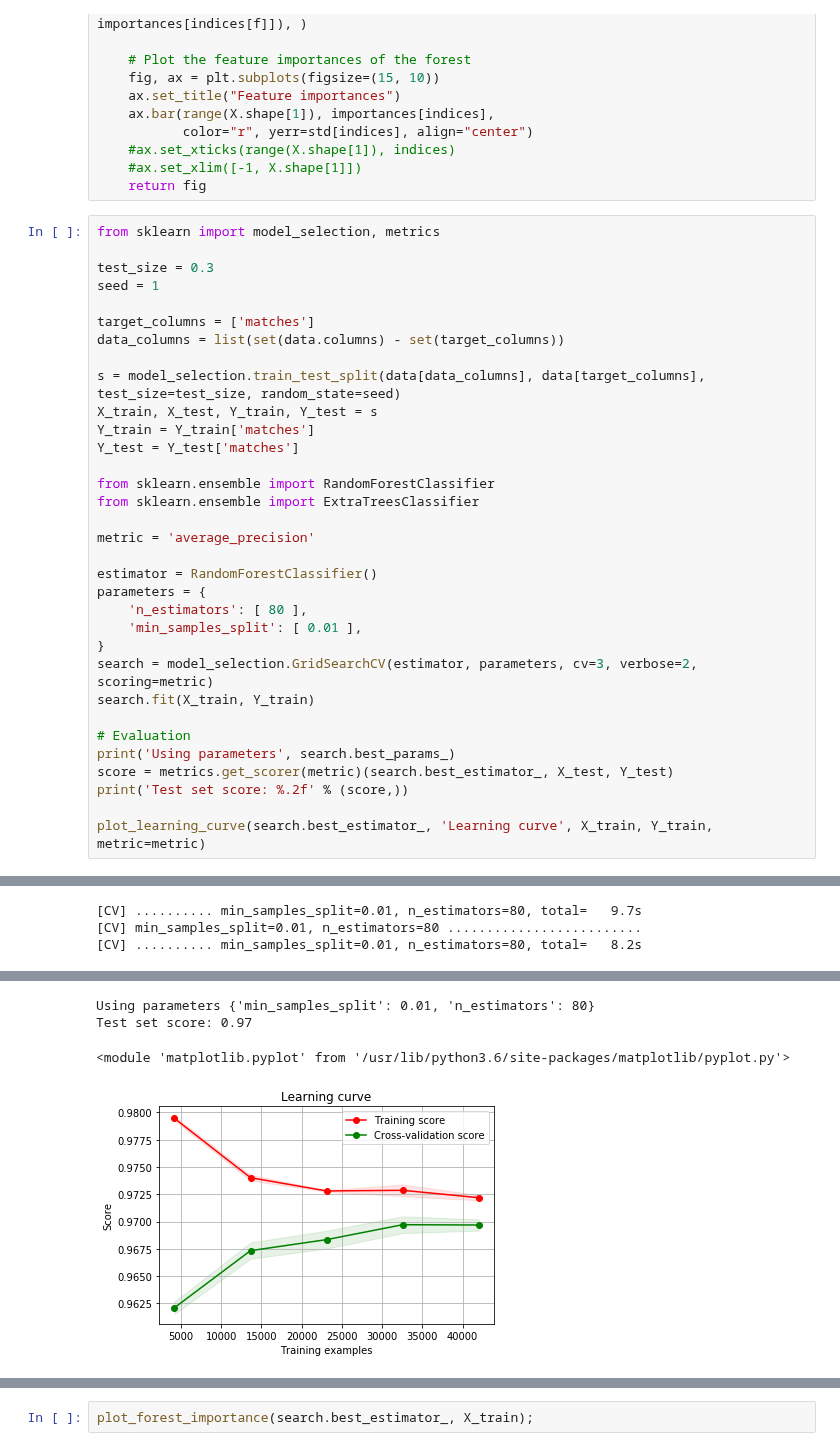
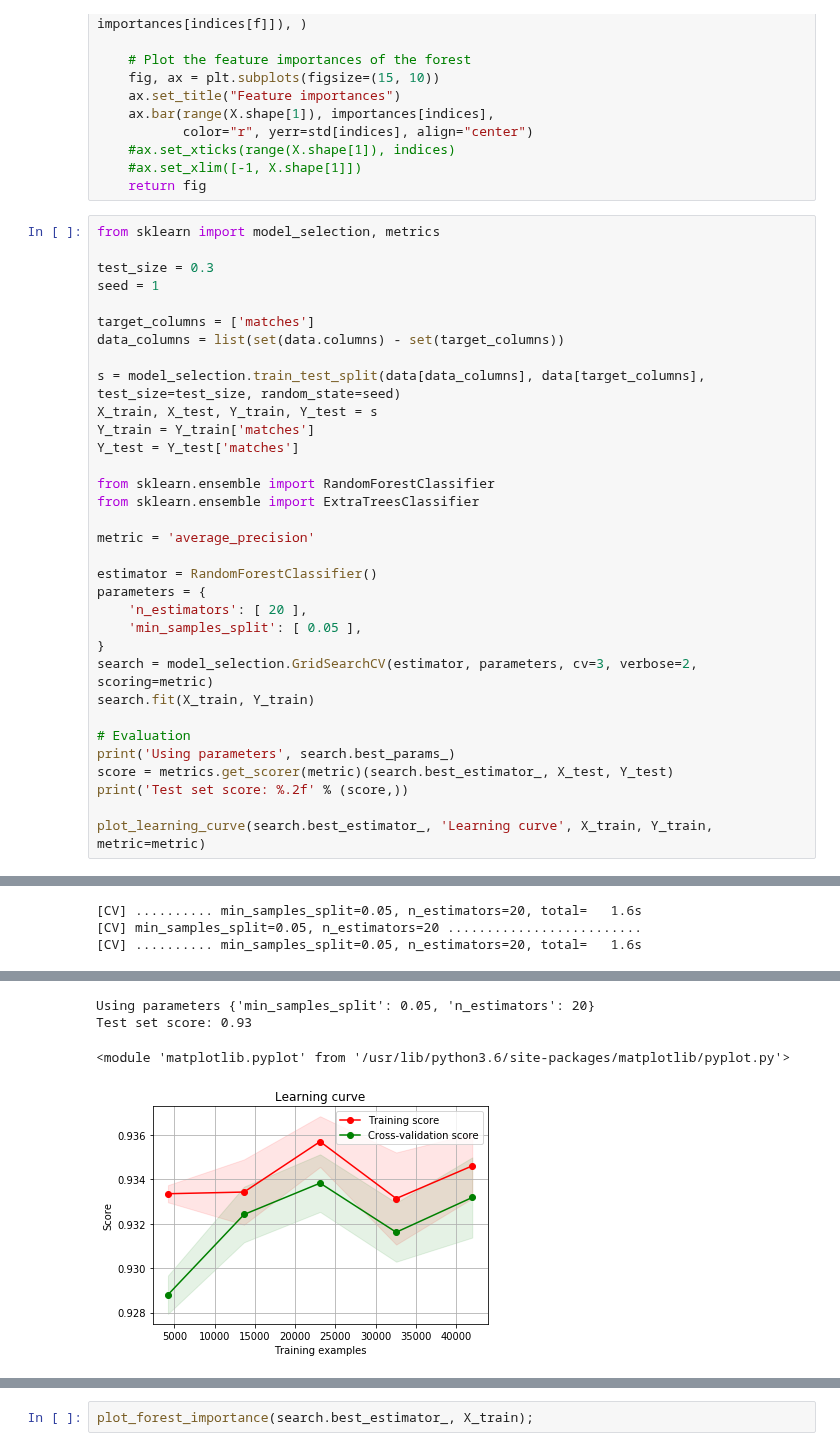
Before and after one commit to jonnor/datascience-master, a Jupyter notebook: trackml/Particles.ipynb, the cells around one changed output, grey strips where cells are left out. Saved outputs shown, nothing was run; the diff lists cells and outputs as text.

```diff
--- a/trackml/Particles.ipynb
+++ b/trackml/Particles.ipynb
@@ -200,8 +200,8 @@ metric = 'average_precision'
 
 estimator = RandomForestClassifier()
 parameters = {
-    'n_estimators': [ 80 ],
-    'min_samples_split': [ 0.01 ],
+    'n_estimators': [ 20 ],
+    'min_samples_split': [ 0.05 ],
 }
 search = model_selection.GridSearchCV(estimator, parameters, cv=3, verbose=2, scoring=metric)
 search.fit(X_train, Y_train)
@@ -221,3 +221,3 @@ Fitting 3 folds for each of 1 candidates, totalling 3 fits
-[CV] .......... min_samples_split=0.01, n_estimators=80, total=   9.7s
-[CV] min_samples_split=0.01, n_estimators=80 .........................
-[CV] .......... min_samples_split=0.01, n_estimators=80, total=   8.2s
+[CV] .......... min_samples_split=0.05, n_estimators=20, total=   1.6s
+[CV] min_samples_split=0.05, n_estimators=20 .........................
+[CV] .......... min_samples_split=0.05, n_estimators=20, total=   1.6s
@@ -225,7 +225,7 @@ Fitting 3 folds for each of 1 candidates, totalling 3 fits
-Using parameters {'min_samples_split': 0.01, 'n_estimators': 80}
-Test set score: 0.97
+Using parameters {'min_samples_split': 0.05, 'n_estimators': 20}
+Test set score: 0.93
 <module 'matplotlib.pyplot' from '/usr/lib/python3.6/site-packages/matplotlib/pyplot.py'>
-[figure, old version]
+[figure, new version]
 # %%
 cm = metrics.confusion_matrix(search.best_estimator_.predict(X_test), Y_test)
 cm.astype('float') / cm.sum(axis=1)[:, numpy.newaxis]
```
Also changed, not shown: parts of 7 cells of this notebook.
